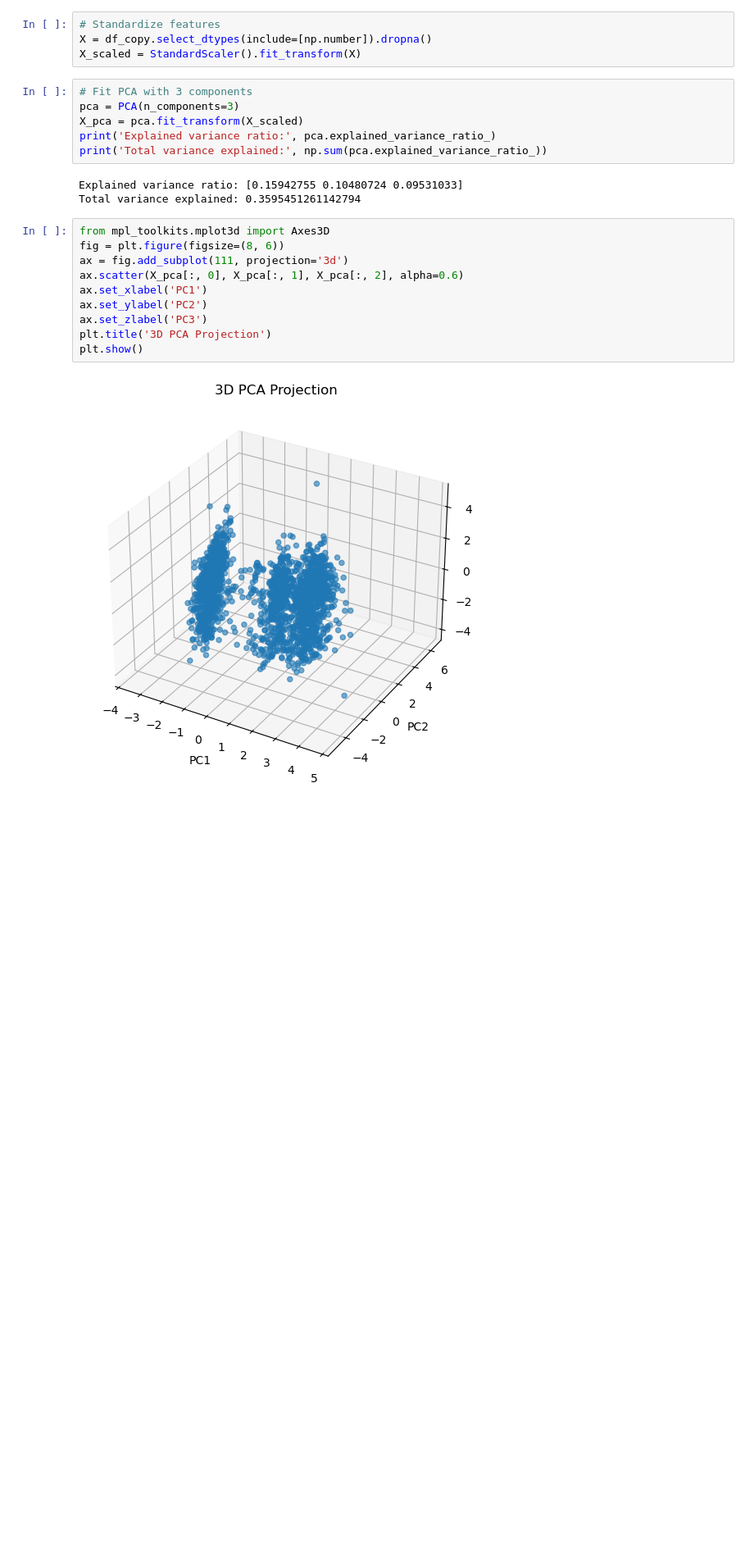
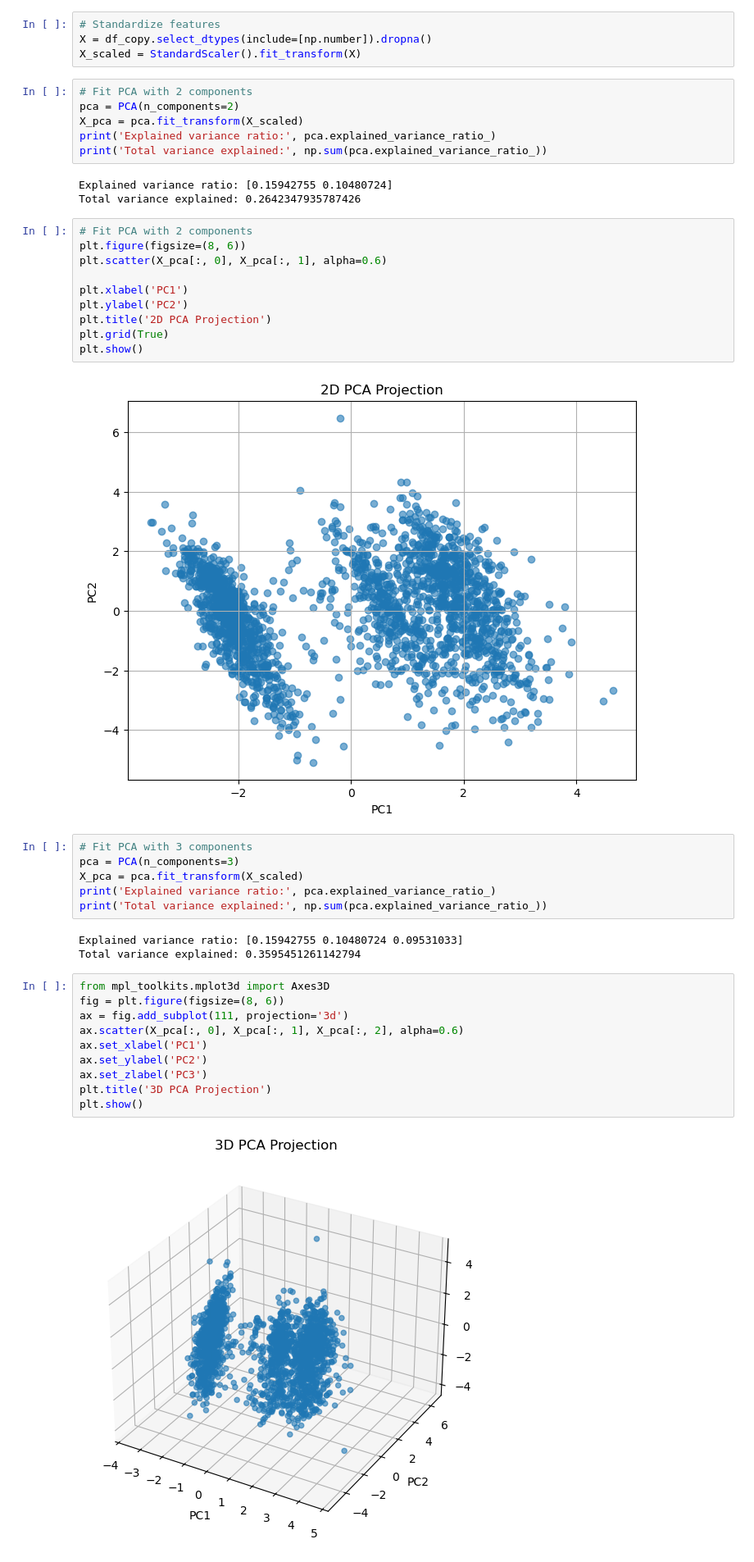
Before and after one commit to jrich71/Clinical_Trial_ML, a Jupyter notebook: aids_trial_notebook_jr.ipynb, the cells around one changed output. Shown at 82% size. Cells and saved outputs as stored; diff of their text form; blank space fills up the shorter version.

```diff
--- a/aids_trial_notebook_jr.ipynb
+++ b/aids_trial_notebook_jr.ipynb
@@ -150,6 +290,27 @@ vif_reduced.sort_values(by='VIF', ascending=False)
 # Standardize features
 X = df_copy.select_dtypes(include=[np.number]).dropna()
 X_scaled = StandardScaler().fit_transform(X)
+# %%
+# Fit PCA with 2 components
+pca = PCA(n_components=2)
+X_pca = pca.fit_transform(X_scaled)
+print('Explained variance ratio:', pca.explained_variance_ratio_)
+print('Total variance explained:', np.sum(pca.explained_variance_ratio_))
+# %% [output]
+Explained variance ratio: [0.15942755 0.10480724]
+Total variance explained: 0.2642347935787426
+# %%
+# Fit PCA with 2 components
+plt.figure(figsize=(8, 6))
+plt.scatter(X_pca[:, 0], X_pca[:, 1], alpha=0.6)
+
+plt.xlabel('PC1')
+plt.ylabel('PC2')
+plt.title('2D PCA Projection')
+plt.grid(True)
+plt.show()
+# %% [output]
+[figure, added]
 # %%
 # Fit PCA with 3 components
 pca = PCA(n_components=3)
```
Also changed, not shown: parts of 19 cells of this notebook, 1 other file.
